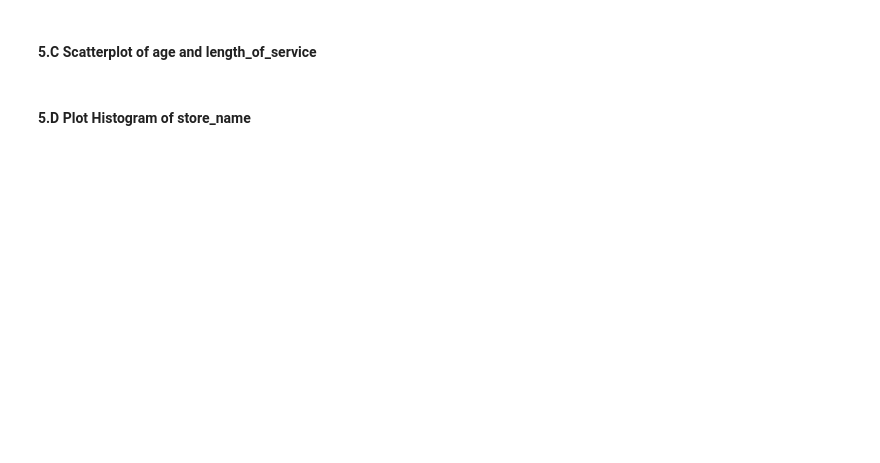
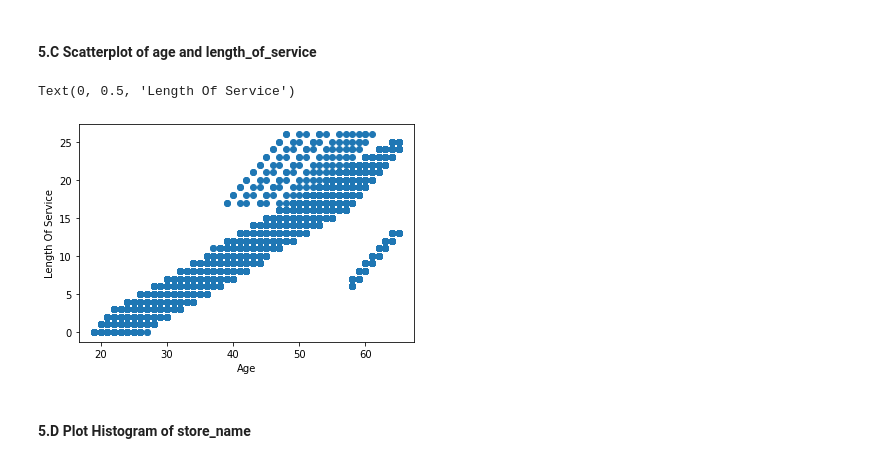
Before and after one commit to tdnam/ds, a Jupyter notebook: w1/lab1/Lab 1.2.2 Pandas Lab.ipynb, the cells around one changed output. Drawn from its saved outputs; the diff is of its cells as text; code cells hidden in the pictures; blank space fills up the shorter version.

```diff
--- a/w1/lab1/Lab 1.2.2 Pandas Lab.ipynb
+++ b/w1/lab1/Lab 1.2.2 Pandas Lab.ipynb
@@ -229,2 +366,14 @@ Find count, mean, std, min, max of of all columns of dataframe
+# %%
+# A:
+plt.clf()
+
+length_of_service = df[['length_of_service']]
+
+plt.scatter(x=age, y=length_of_service)
+plt.xlabel("Age")
+plt.ylabel("Length Of Service")
+# %% [output]
+Text(0, 0.5, 'Length Of Service')
+[figure, added]
 # %% [markdown]
 #### 5.D Plot Histogram of store_name
```
Also changed, not shown: parts of 25 cells of this notebook, 1 other file.
